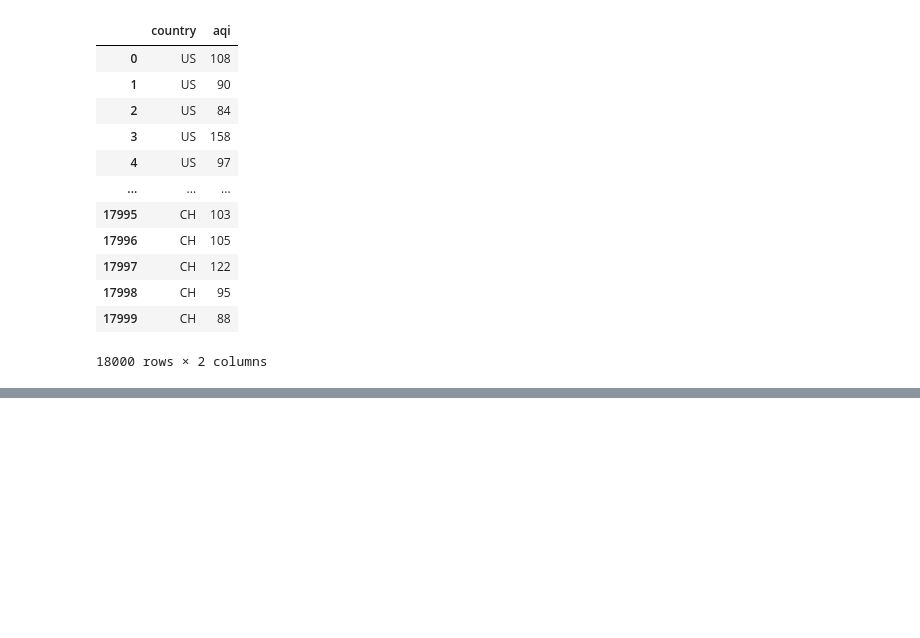
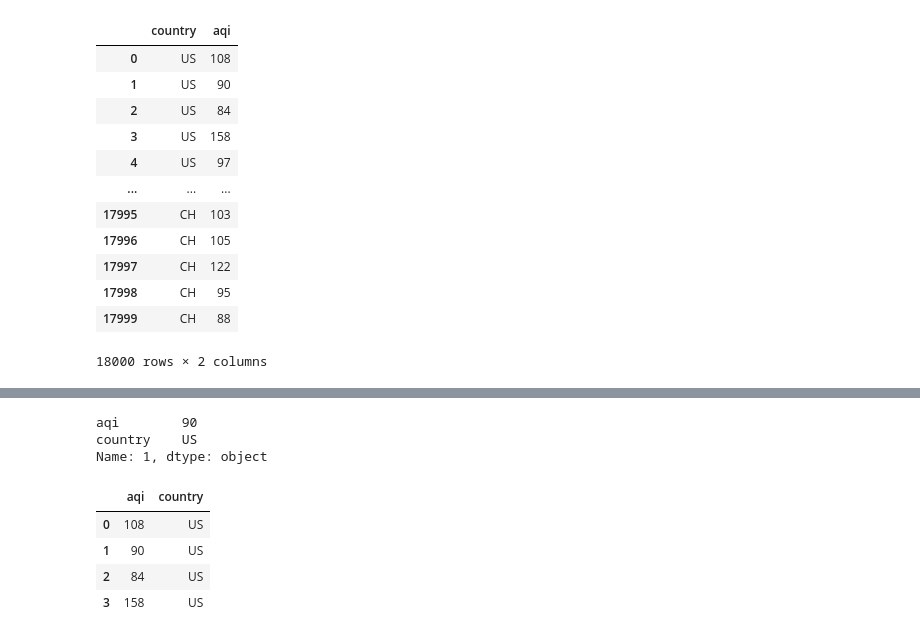
Before and after one commit to Vaibhavsharma001/python-practice, a Jupyter notebook: PYTHON LIBRARIES/PANDAS/3_DataFrames.ipynb, the cells around one changed output, grey strips where cells are left out. Drawn from its saved outputs; the diff is of its cells as text; code cells hidden in the pictures; blank space fills up the shorter version.

```diff
--- a/PYTHON LIBRARIES/PANDAS/3_DataFrames.ipynb
+++ b/PYTHON LIBRARIES/PANDAS/3_DataFrames.ipynb
@@ -224,0 +261,14 @@ glob[["country", "aqi"]]
+# %%
+glob.loc[1,["aqi","country"]]
+# %% [output]
+aqi        90
+country    US
+Name: 1, dtype: object
+# %%
+glob.loc[0:3,["aqi","country"]]
+# %% [output]
+|  | aqi | country |
+| 0 | 108 | US |
+| 1 | 90 | US |
+| 2 | 84 | US |
+| 3 | 158 | US |
```
Also changed, not shown: parts of 7 cells of this notebook.
